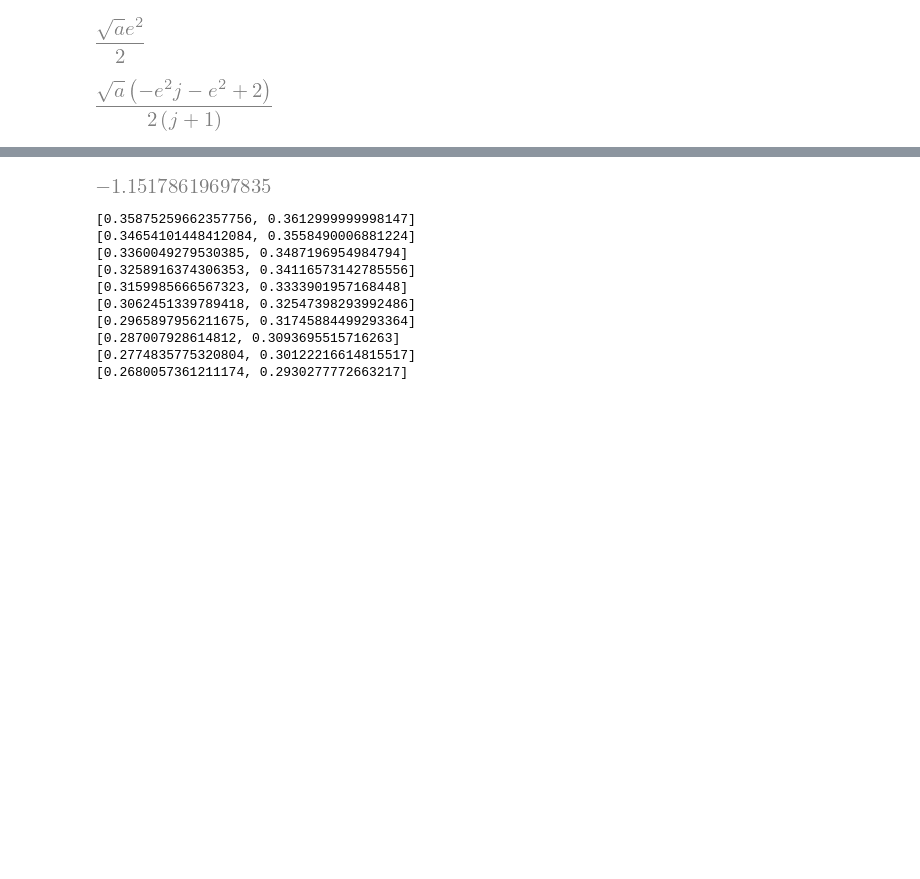
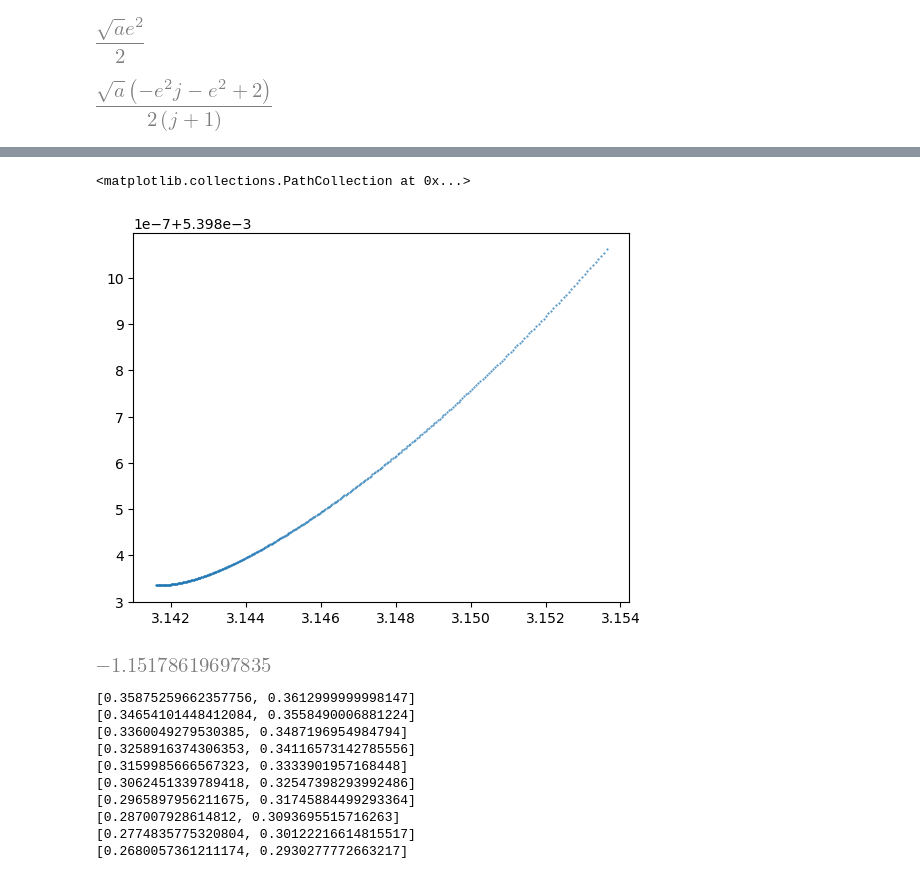
Before and after one commit to jtlaune/wc-apsidal-precession, a Jupyter notebook: paper-2-poincaire.ipynb, the cells around one changed output, grey strips where cells are left out. Saved outputs shown, nothing was run; the diff lists cells and outputs as text; code cells hidden in the pictures; blank space fills up the shorter version.

```diff
--- a/paper-2-poincaire.ipynb
+++ b/paper-2-poincaire.ipynb
@@ -199,3 +200,18 @@ plt.show()
+# %%
+ev = sol.y_events[0]
+te = sol.t_events[0]
+#ev = sol.y_events[1]
+#te = sol.t_events[1]
+
+X = ev[:,0] % (2*npy.pi)
+Y = ev[:,2]
+#X = ev[:,1] % (2*npy.pi)
+#Y = ev[:,3]
+
+plt.scatter(X,Y,s=0.2)
+# %% [output]
+<matplotlib.collections.PathCollection at 0x...>
+[figure, added]
 # %%
 H10 = (
     H1_expr.subs({th: params["th0"], thp: params["thp0"], J: 0.020255, Jp: 0.3613})
```
Also changed, not shown: parts of 7 cells of this notebook.
